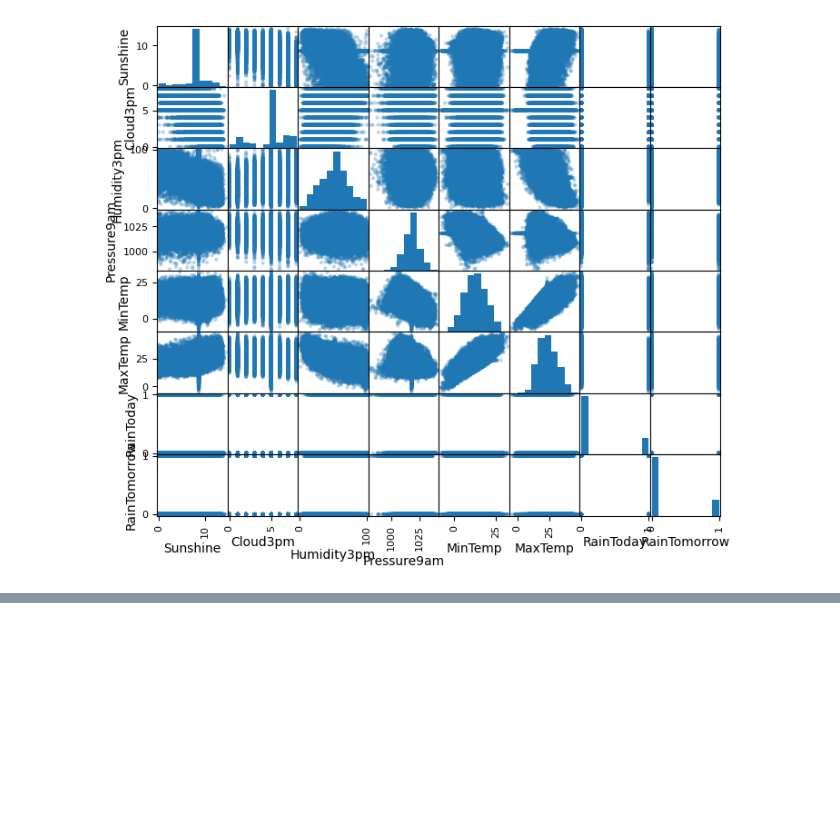
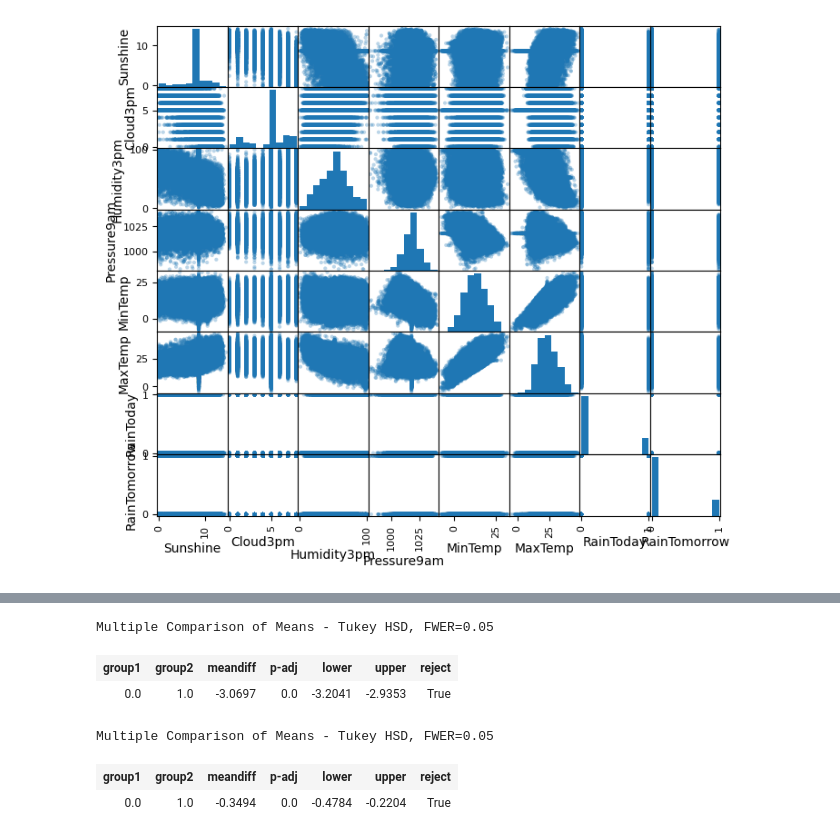
Before and after one commit to Liz3tha/DRSP-RAINFALL-PROJECT, a Jupyter notebook: DSRP_PREDICT_RAIN_IN_AUSTRALIA.ipynb, the cells around one changed output, grey strips where cells are left out. Drawn from its saved outputs; the diff is of its cells as text; code cells hidden in the pictures; blank space fills up the shorter version.

```diff
--- a/DSRP_PREDICT_RAIN_IN_AUSTRALIA.ipynb
+++ b/DSRP_PREDICT_RAIN_IN_AUSTRALIA.ipynb
@@ -243,5 +243,15 @@ if not missing_counts.empty:
     plt.show()
 else:
     print("No missing values found in the dataframe.")
+
+
+# Drop rows with NaN in RainToday or RainTomorrow
+df.dropna(subset=['RainToday', 'RainTomorrow'], inplace=True)
+
+# Optional: reset index after dropping rows
+df.reset_index(drop=True, inplace=True)
+
+# Check to confirm it's clean
+print(df[['RainToday', 'RainTomorrow']].isnull().sum())
 # %% [output]
 [figure]
@@ -362,0 +406,16 @@ array([[<Axes: xlabel='Sunshine', ylabel='Sunshine'>,
+# %%
+import statsmodels.stats.multicomp as mc
+comp = mc.MultiComparison(df['Temp3pm'], df['RainTomorrow'])
+comp.tukeyhsd().summary()
+# %% [output]
+Multiple Comparison of Means - Tukey HSD, FWER=0.05
+| group1 | group2 | meandiff | p-adj | lower | upper | reject |
+| 0.0 | 1.0 | -3.0697 | 0.0 | -3.2041 | -2.9353 | True |
+# %%
+import statsmodels.stats.multicomp as mc
+comp = mc.MultiComparison(df['Temp9am'], df['RainTomorrow'])
+comp.tukeyhsd().summary()
+# %% [output]
+Multiple Comparison of Means - Tukey HSD, FWER=0.05
+| group1 | group2 | meandiff | p-adj | lower | upper | reject |
+| 0.0 | 1.0 | -0.3494 | 0.0 | -0.4784 | -0.2204 | True |
```
Also changed, not shown: parts of 3 cells of this notebook.
